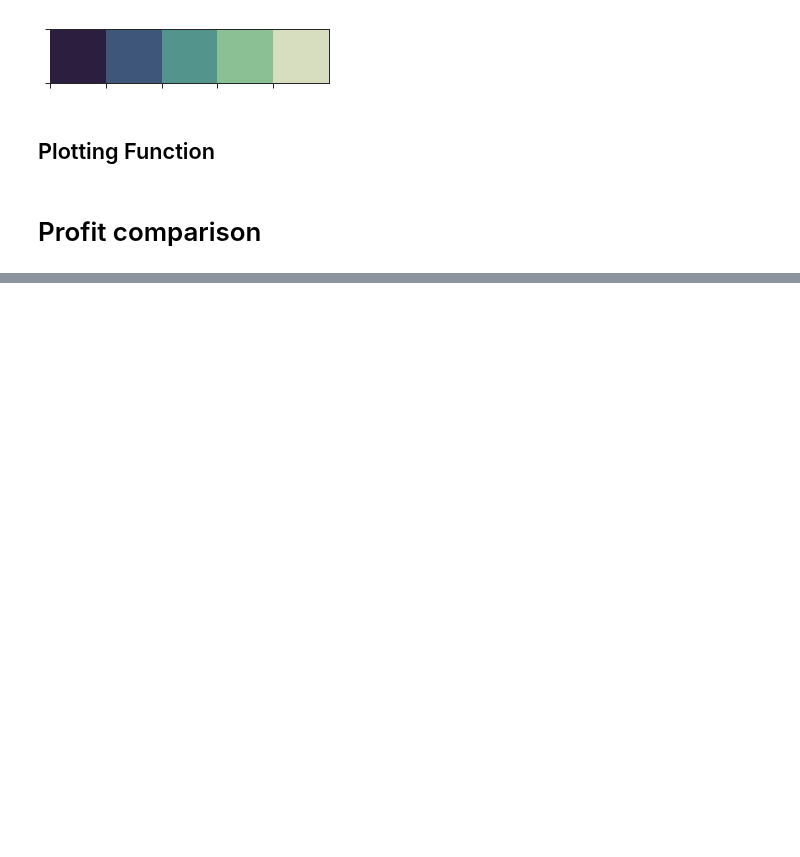
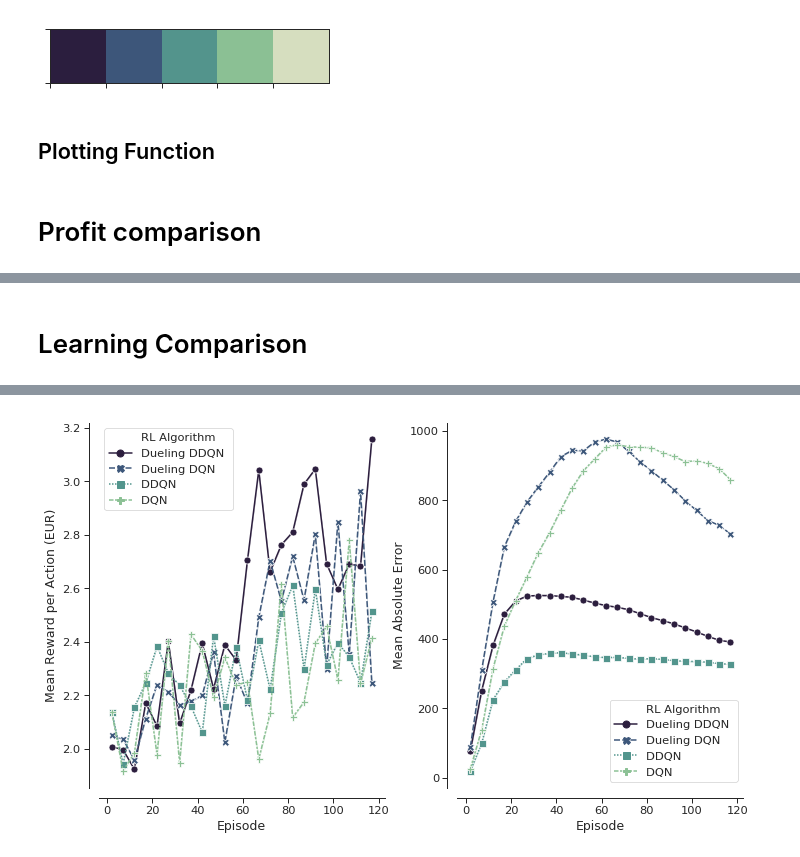
Before and after one commit to indyfree/FleetSim, a Jupyter notebook: notebooks/10-RL-Results.ipynb, the cells around one changed output, grey strips where cells are left out. Drawn from its saved outputs; the diff is of its cells as text; code cells hidden in the pictures; blank space fills up the shorter version.

```diff
--- a/notebooks/10-RL-Results.ipynb
+++ b/notebooks/10-RL-Results.ipynb
@@ -123,0 +124,75 @@ plt.savefig("../results/fig/rl-results.png")
+# %% [markdown]
+# Learning Comparison
+# %%
+from pathlib import Path
+
+def labels(key):
+    label = key.strip("nb_").replace("_", " ").title()
+    label = label + " per Action" if "Mean Reward" in label else label
+    label = label + " (EUR)" if "Reward" in label else label
+    return label
+
+def algo_names(file):
+    name = Path(file)
+    name = name.stem
+    name = ''.join([i for i in name if not i.isdigit()])
+    name = name.replace("_", " ").upper()
+    name = name.replace("DUEL", "Dueling")
+    return name
+
+def visualize_log(files, keys, grouper=10):
+    df_learning = pd.DataFrame()
+
+
+    for file in files:
+        with open(file, 'r') as f:
+            data = json.load(f)
+        if 'episode' not in data:
+            raise ValueError('Log file "{}" does not contain the "episode" key.'.format(file))
+
+
+        df = pd.DataFrame(data)
+        df["mean_reward"] = df["episode_reward"] / df["nb_episode_steps"]
+        df = df.groupby(df.index // grouper).mean()
+
+        df["RL Algorithm"] = algo_names(file)
+        df_learning = df_learning.append(df)
+
+
+    df_learning = df_learning[df_learning["episode"] < 120]
+    print(df_learning.describe())
+
+    f, axs = plt.subplots(1, len(keys))
+    for idx, key in enumerate(keys):
+        g = sns.lineplot(x="episode", y=key,
+                     style="RL Algorithm", hue="RL Algorithm",
+                     dashes=True, markers=True, ci=0,
+                     data=df_learning, ax=axs[idx])
+
+        ylabel=labels(key)
+        g.set(xlabel='Episode', ylabel=ylabel)
+
+        #plt.xticks(np.arange(0, df_learning["episode"].max() + 1, 30));
+
+    plt.tight_layout()
+    plt.tight_layout()
+    sns.despine(offset=10)
+
+
+logs = [
+        "../results/rl/duel_ddqn_1.json",
+        "../results/rl/duel_ddqn_2.json",
+        "../results/rl/duel_ddqn_3.json",
+        "../results/rl/duel_dqn_1.json",
+        "../results/rl/duel_dqn_2.json",
+        "../results/rl/duel_dqn_3.json",
+        "../results/rl/ddqn_1.json",
+        "../results/rl/ddqn_2.json",
+        "../results/rl/ddqn_3.json",
+        "../results/rl/dqn_1.json",
+        "../results/rl/dqn_2.json",
+        "../results/rl/dqn_3.json",
+       ]
+cols = ["mean_reward", "mean_absolute_error"]
+visualize_log(logs, cols, grouper=5)
+# %% [output]
@@ -123,0 +218 @@ plt.savefig("../results/fig/rl-results.png")
+[figure, added]
```
Also changed, not shown: parts of 5 cells of this notebook, 8 other files.
